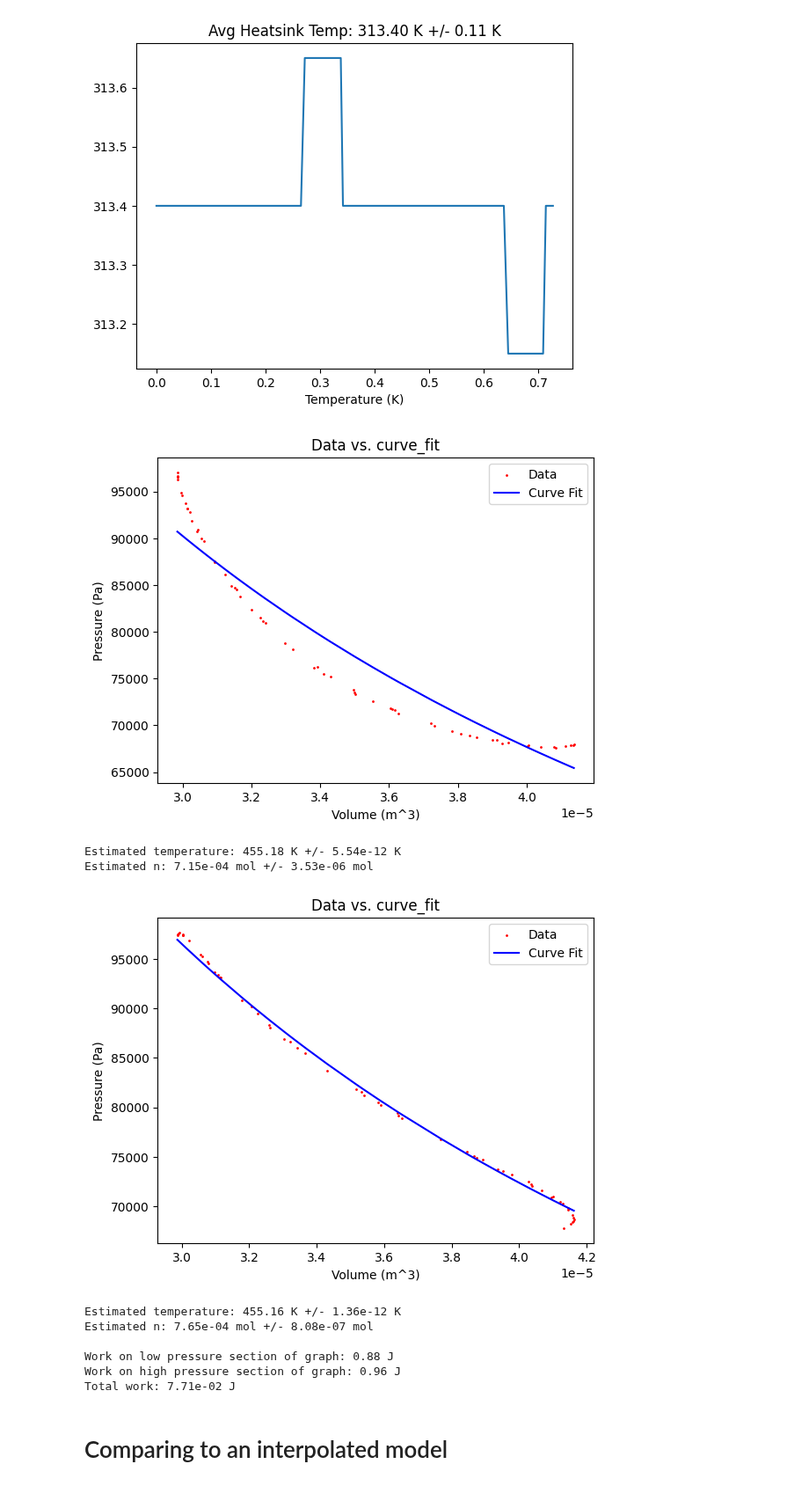
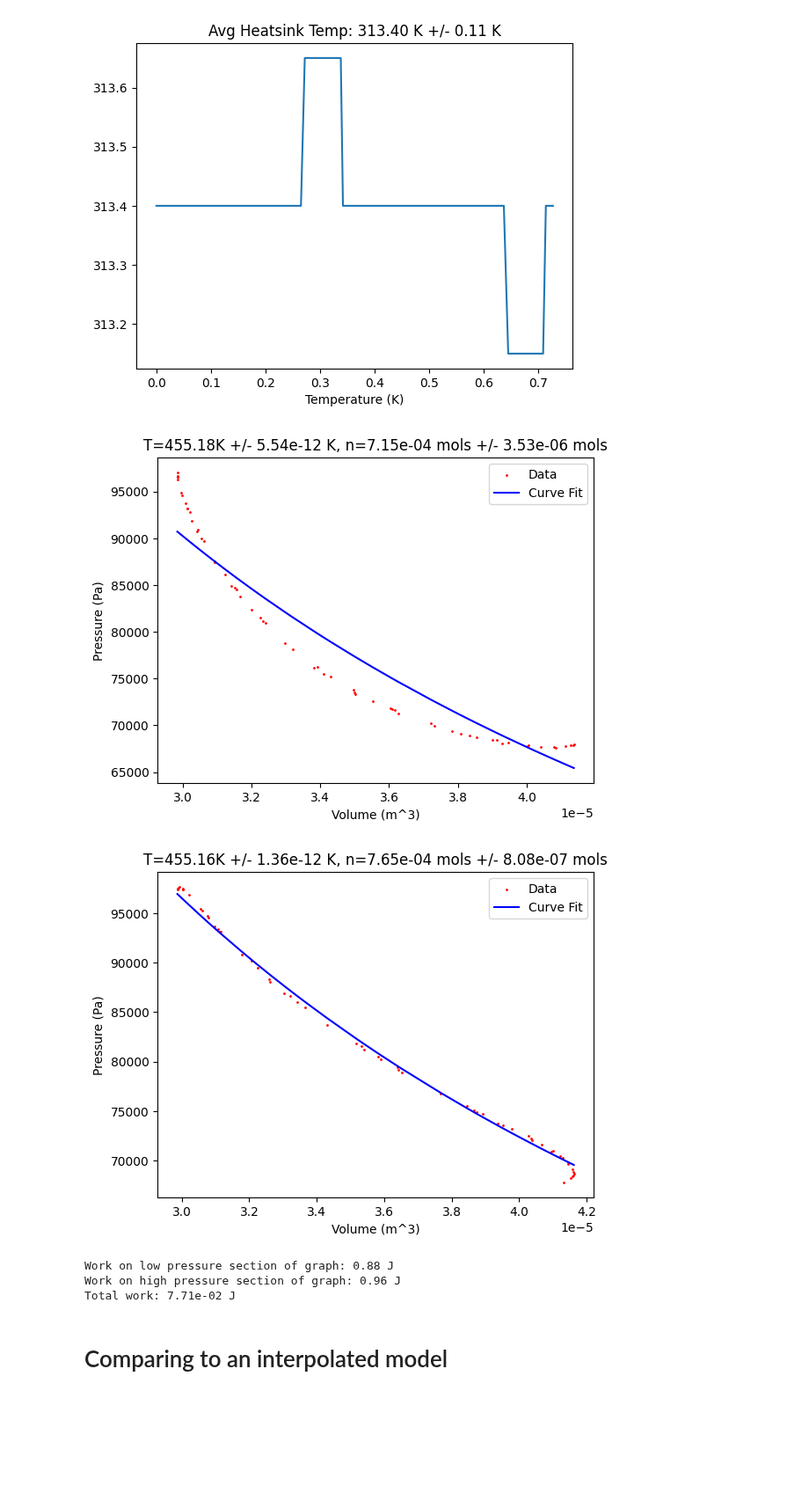
Before and after one commit to maraMaraschino/Adv-Lab, a Jupyter notebook: Stirling Engine/Lab/stirling-engine.ipynb, the cells around one changed output. Shown at 88% size. Cells and saved outputs as stored; diff of their text form; code cells hidden in the pictures; blank space fills up the shorter version.

Commit message:
Updates to functions
Work and efficiency functions updated, organization of notebook updated for readability. Thermal conductivity calculation dropped. Plots of pressure fits saved.

```diff
--- a/Stirling Engine/Lab/stirling-engine.ipynb
+++ b/Stirling Engine/Lab/stirling-engine.ipynb
@@ -38,7 +27,7 @@ def work(v_i, v_f, n, T):
     work = n * R * T * (np.log(v_i/v_f))
     return work
 
-def efficiency(t_f, t_i, v_f, v_i, f):
+def delta_work(t_f, t_i, v_f, v_i, f):
     efficiency = (t_f - t_i)/(t_f + (f/2)*((t_f - t_i)/(np.log(v_f/v_i))))
     return efficiency
 
@@ -55,6 +44,12 @@ def fit_pressure(vol_data, press_data, t_est, n_est):
     temp_fit, n_fit = popt
     sigma_temp, sigma_n = np.sqrt(np.diag(pcov))
 
+    return temp_fit, sigma_temp, n_fit, sigma_n
+
+def graph_curve_fit(vol_data, press_data, t_est, n_est, filename):
+
+    temp_fit, sigma_temp, n_fit, sigma_n = fit_pressure(vol_data, press_data, t_est, n_est)
+
     # Use values to plot pressure function against data
     p_fitted = pressure_function(vol_data, temp_fit, n_fit)
 
@@ -62,13 +57,11 @@ def fit_pressure(vol_data, press_data, t_est, n_est):
     plt.plot(vol_data, p_fitted, label='Curve Fit', color='blue')
     plt.xlabel("Volume (m^3)")
     plt.ylabel("Pressure (Pa)")
-    plt.title("Data vs. curve_fit")
+    plt.title(f'T={temp_fit:.2f}K +/- {sigma_temp:.2e} K, n={n_fit:.2e} mols +/- {sigma_n:.2e} mols')
+    plt.savefig(filename)
     plt.legend()
     plt.show()
 
-    print(f'Estimated temperature: {temp_fit:.2f} K +/- {sigma_temp:.2e} K')
-    print(f'Estimated n: {n_fit:.2e} mol +/- {sigma_n:.2e} mol')
-
     return temp_fit, sigma_temp, n_fit, sigma_n
 # %%
 # Load data in dfs
@@ -182,43 +175,38 @@ plt.show()
 # %%
 # Performing curve_fit
 
 # convert volume from cm^3 to m^3 for low and high pressure graphs
 sorted_lvolume_converted = np.array(sorted_lvolume)
 sorted_lvolume_converted = sorted_lvolume_converted / 1e6
 
 sorted_hvolume_converted = np.array(sorted_hvolume)
 sorted_hvolume_converted = sorted_hvolume_converted / 1e6
 
 n_est = 0.0007
-low_temp_fit, low_sigma_temp, low_n_fit, low_sigma_n = fit_pressure(sorted_lvolume_converted, sorted_lpressure, avg_heater_temp, n_est)
+temp_fit, sigma_temp, low_n_fit, sigma_n = graph_curve_fit(sorted_lvolume_converted, sorted_lpressure, avg_heater_temp, n_est, "low pressure fit.png")
 
 v_i_low_press = np.min(sorted_lvolume_converted)
 v_f_low_press = np.max(sorted_lvolume_converted)
 
-high_temp_fit, high_sigma_temp, high_n_fit, high_sigma_n = fit_pressure(sorted_hvolume_converted, sorted_hpressure, avg_heater_temp, n_est)
+temp_fit, sigma_temp, high_n_fit, sigma_n = graph_curve_fit(sorted_hvolume_converted, sorted_hpressure, avg_heater_temp, n_est, "high pressure fit.png")
 
 v_i_high_press = np.min(sorted_hvolume_converted)
 v_f_high_press = np.max(sorted_hvolume_converted)
 
 low_work = work(v_i_low_press, v_f_low_press, low_n_fit, avg_heater_temp)
 high_work = work(v_i_high_press, v_f_high_press, high_n_fit, avg_heater_temp)
 # For some reason, the values are coming out negative
 low_work, high_work = -low_work, -high_work
 engine_work = high_work - low_work
 print(f'\nWork on low pressure section of graph: {low_work:.2f} J')
 print(f'Work on high pressure section of graph: {high_work:.2f} J')
 print(f'Total work: {engine_work:.2e} J')
 # %% [output]
-[figure, old version]
+[figure, new version]
+[figure, new version]
-Estimated temperature: 455.18 K +/- 5.54e-12 K
-Estimated n: 7.15e-04 mol +/- 3.53e-06 mol
+Work on low pressure section of graph: 0.88 J
+Work on high pressure section of graph: 0.96 J
+Total work: 7.71e-02 J
-[figure, old version]
-Estimated temperature: 455.16 K +/- 1.36e-12 K
-Estimated n: 7.65e-04 mol +/- 8.08e-07 mol
-
-Work on low pressure section of graph: 0.88 J
-Work on high pressure section of graph: 0.96 J
-Total work: 7.71e-02 J
 # %% [markdown]
 # Comparing to an interpolated model
 # %%
```
Also changed, not shown: parts of 16 cells of this notebook, 3 other files.
